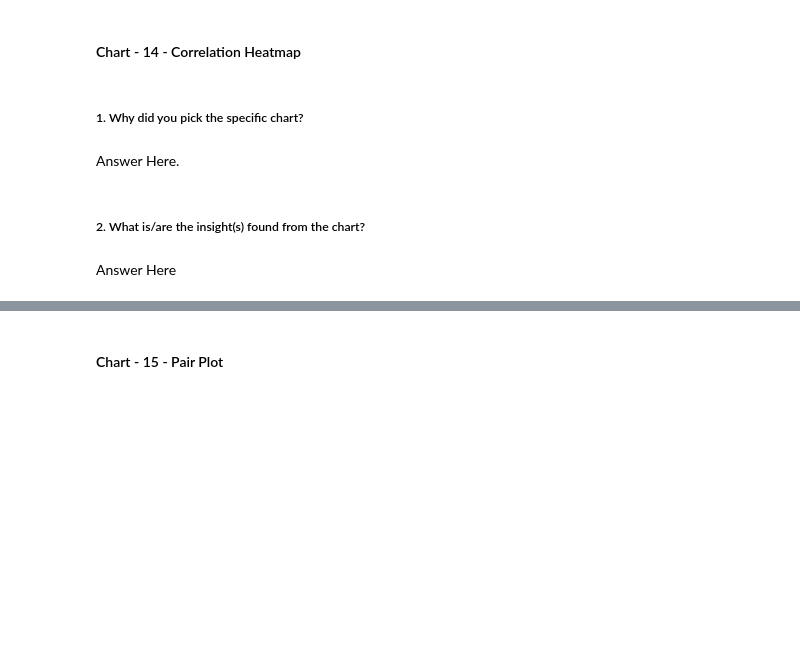
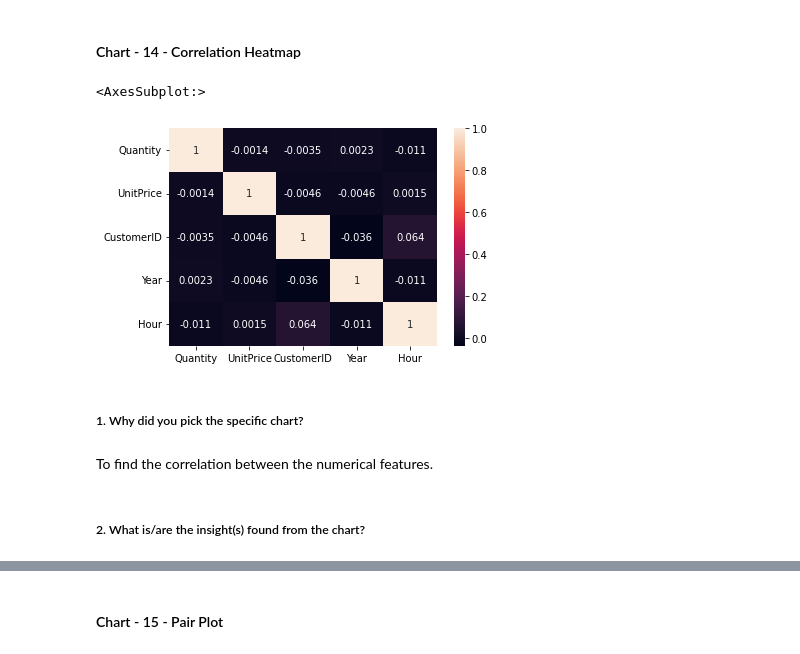
Before and after one commit to Dileepsingh6432/Online-Retail-Customer-Segmentation, a Jupyter notebook: Online_Retail_Customer_Segmentation.ipynb, the cells around one changed output, grey strips where cells are left out. Cells and saved outputs as stored; diff of their text form; code cells hidden in the pictures; blank space fills up the shorter version.

```diff
--- a/Online_Retail_Customer_Segmentation.ipynb
+++ b/Online_Retail_Customer_Segmentation.ipynb
@@ -875,11 +899,13 @@ Answer Here
 #### Chart - 14 - Correlation Heatmap
 # %%
 # Correlation Heatmap visualization code
+sns.heatmap(df.corr(),annot=True)
+# %% [output]
+<AxesSubplot:>
+[figure, added]
 # %% [markdown]
 ##### 1. Why did you pick the specific chart?
-# %% [markdown]
-Answer Here.
+# %% [markdown]
+To find the correlation between the numerical features.
 # %% [markdown]
 ##### 2. What is/are the insight(s) found from the chart?
-# %% [markdown]
-Answer Here
```
Also changed, not shown: parts of 51 cells of this notebook.
